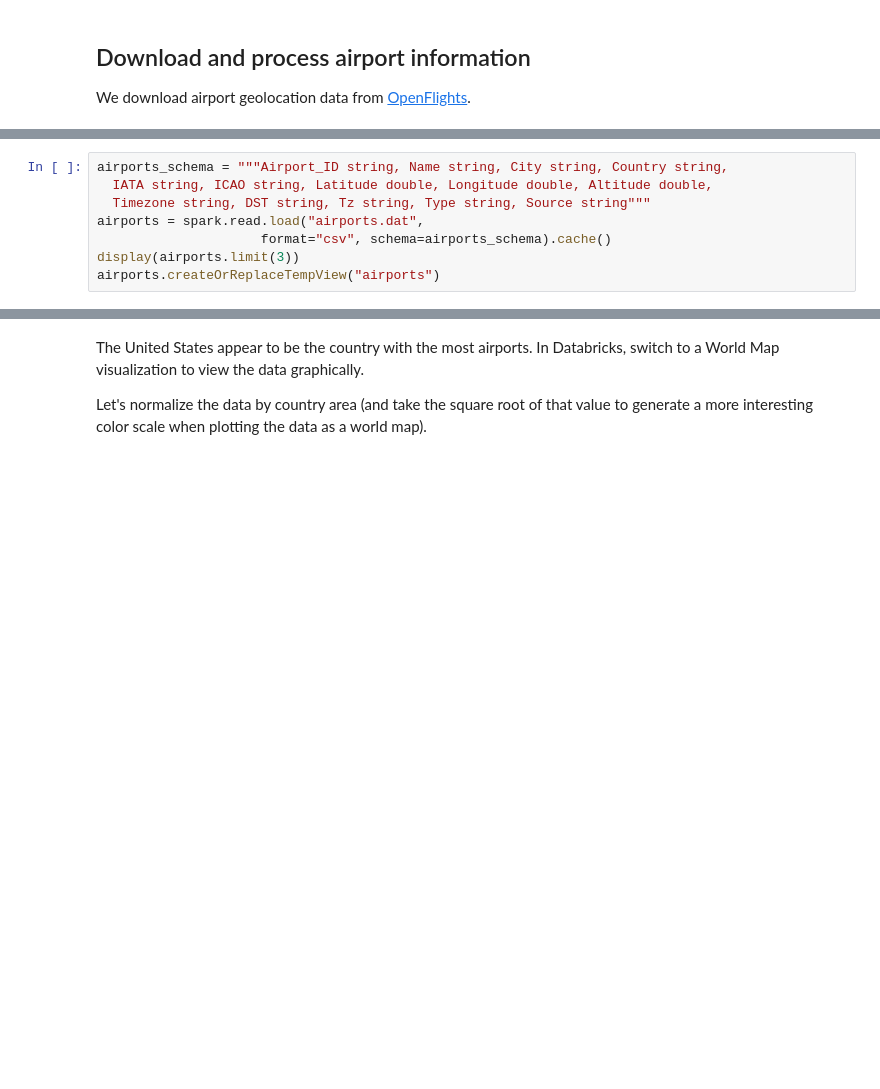
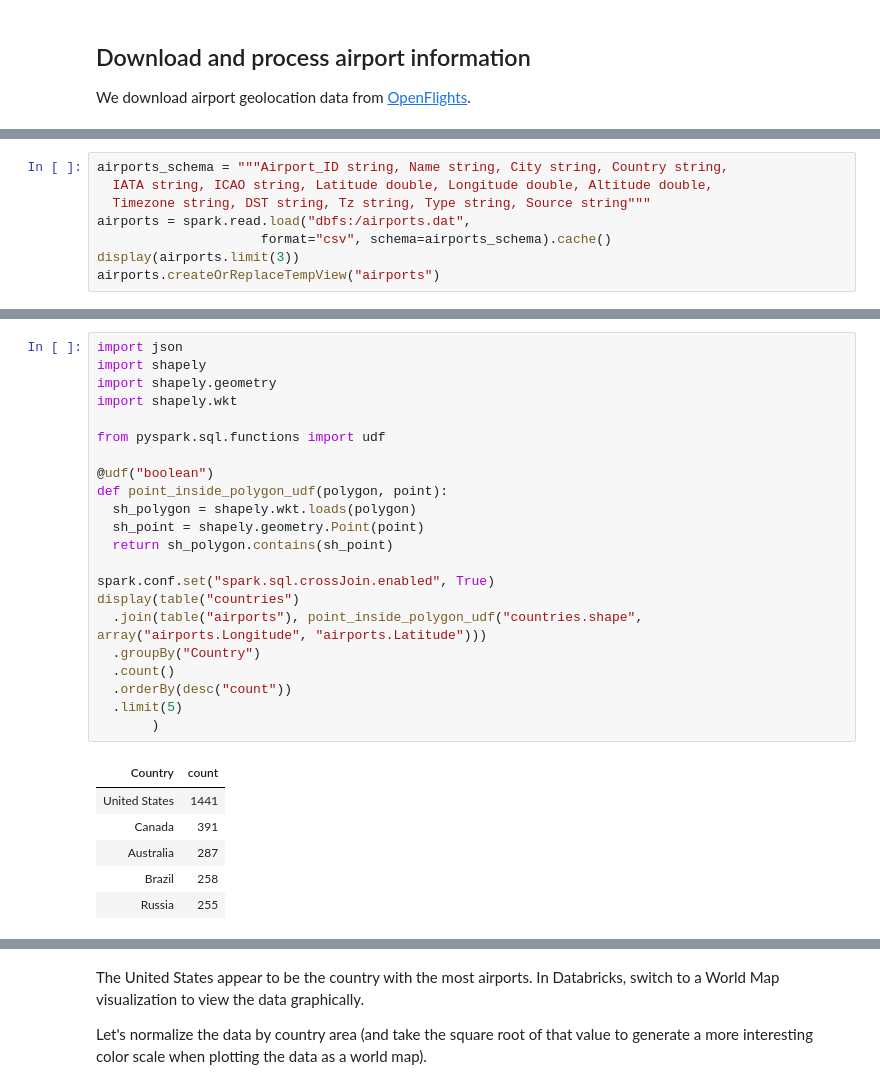
Before and after one commit to algattik/databricks-geomesa, a Jupyter notebook: notebooks/airport-mapping.ipynb, the cells around one changed output, grey strips where cells are left out. Cells and saved outputs as stored; diff of their text form; blank space fills up the shorter version.

```diff
--- a/notebooks/airport-mapping.ipynb
+++ b/notebooks/airport-mapping.ipynb
@@ -105,7 +90,7 @@ We download airport geolocation data from [OpenFlights](https://github.com/jpato
 airports_schema = """Airport_ID string, Name string, City string, Country string,
   IATA string, ICAO string, Latitude double, Longitude double, Altitude double,
   Timezone string, DST string, Tz string, Type string, Source string"""
-airports = spark.read.load("airports.dat",
+airports = spark.read.load("dbfs:/airports.dat",
                      format="csv", schema=airports_schema).cache()
 display(airports.limit(3))
 airports.createOrReplaceTempView("airports")
@@ -127,0 +114,29 @@ display(airports.limit(3))
+# %%
+import json
+import shapely
+import shapely.geometry
+import shapely.wkt
+
+from pyspark.sql.functions import udf
+
+@udf("boolean")
+def point_inside_polygon_udf(polygon, point):
+  sh_polygon = shapely.wkt.loads(polygon)
+  sh_point = shapely.geometry.Point(point)
+  return sh_polygon.contains(sh_point)
+
+spark.conf.set("spark.sql.crossJoin.enabled", True)
+display(table("countries")
+  .join(table("airports"), point_inside_polygon_udf("countries.shape", array("airports.Longitude", "airports.Latitude")))
+  .groupBy("Country")
+  .count()
+  .orderBy(desc("count"))
+  .limit(5)
+       )
+# %% [output]
+| Country | count |
+| United States | 1441 |
+| Canada | 391 |
+| Australia | 287 |
+| Brazil | 258 |
+| Russia | 255 |
```
Also changed, not shown: parts of 15 cells of this notebook, 1 other file.
